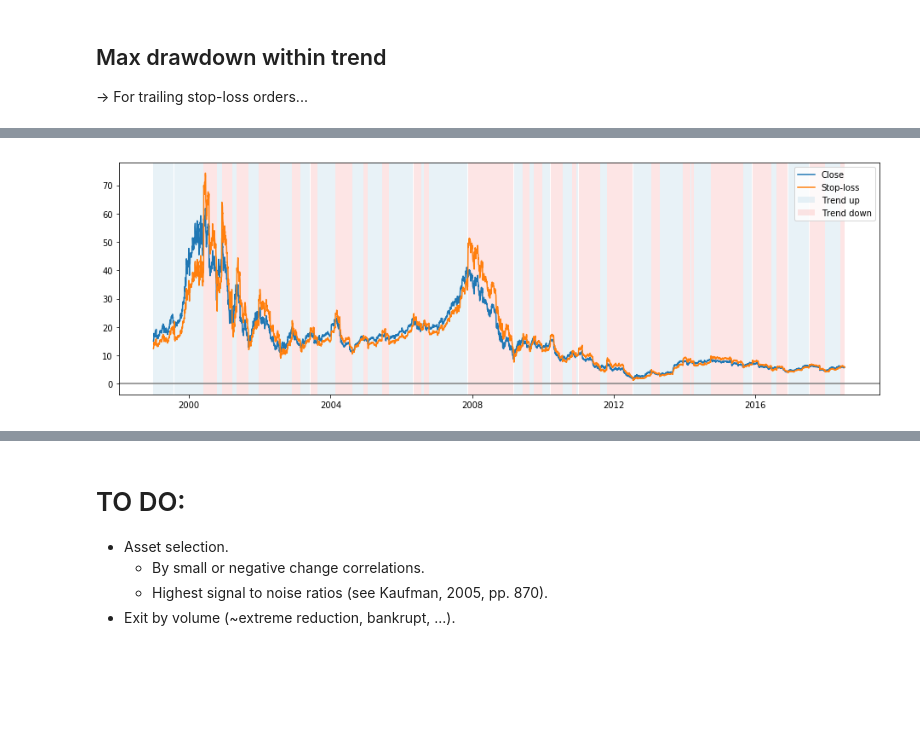
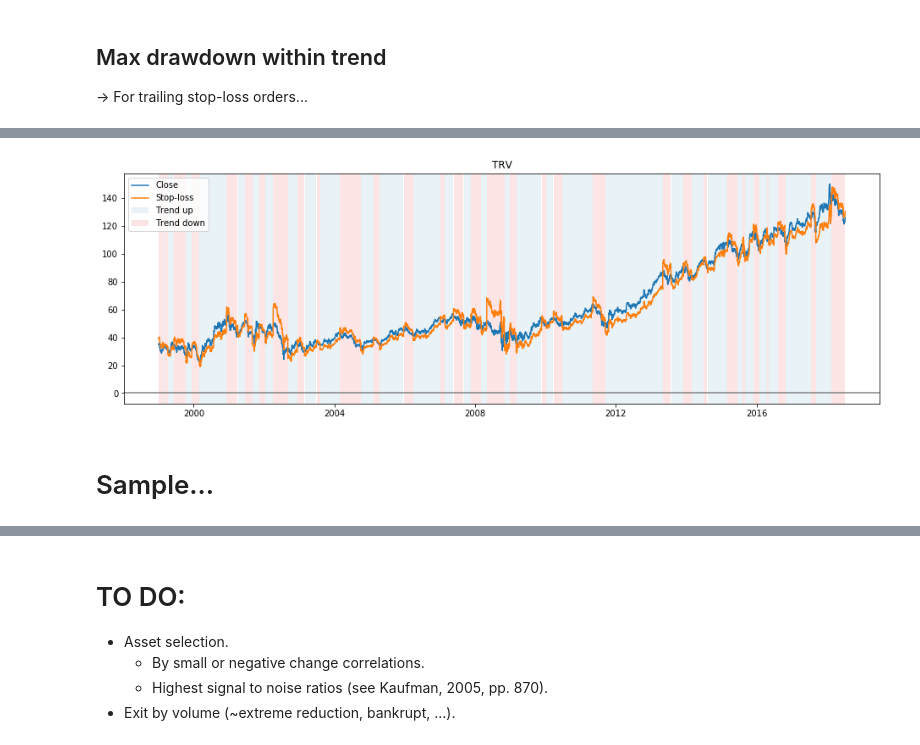
Before and after one commit to peerchen/trend-following-1, a Jupyter notebook: Finding the Trend.ipynb, the cells around one changed output, grey strips where cells are left out. Saved outputs shown, nothing was run; the diff lists cells and outputs as text; code cells hidden in the pictures; blank space fills up the shorter version.

Commit message:
Finding trends...

```diff
--- a/Finding the Trend.ipynb
+++ b/Finding the Trend.ipynb
@@ -166,9 +167,9 @@ else:
 # %% [markdown]
 > TO DO: Checks.
 # %%
-results.loc[results.index[peaks + 1], 'Trend'] = -1
-results.loc[results.index[valleys + 1], 'Trend'] = 1
-results.Trend.fillna(method='ffill', inplace=True)
+results.loc[results.index[peaks], 'Trend'] = 1
+results.loc[results.index[valleys], 'Trend'] = -1
+results.Trend.fillna(method='bfill', inplace=True)
 # %%
 results
 # %% [output]
@@ -233,7 +234,7 @@ array([[4.91142334e-01, 0.00000000e+00],
 
 -> For trailing stop-loss orders...
 # %%
-breakpoints = np.concatenate((-np.ones(1, dtype=np.int32), peaks, valleys))
+breakpoints = np.concatenate((np.zeros(1, dtype=np.int32), peaks + 1, valleys + 1))
 breakpoints.sort()
 print('Breakpoints:', breakpoints)
 # %% [output]
@@ -243,0 +246,6 @@ Breakpoints: [  -1  145  149  357  451  487  559  592  677  746  897  983 1043 1
+# %%
+b = 3
+trend_start = breakpoints[b - 1]
+trend_end = breakpoints[b]
+res_b = results[trend_start:trend_end]
+res_b
@@ -244,8 +267,8 @@ Breakpoints: [  -1  145  149  357  451  487  559  592  677  746  897  983 1043 1
 # %%
 for b in range(1, len(breakpoints)):
 
-    trend_start = breakpoints[b - 1] + 1
-    trend_end = breakpoints[b] + 1
+    trend_start = breakpoints[b - 1]
+    trend_end = breakpoints[b]
     res_b = results[trend_start:trend_end]
     trend_b = res_b.Trend[0]
 
@@ -290,14 +313,15 @@ results
 # %%
 fig, ax = plt.subplots(figsize=(16, 5))
 trans = matplotlib.transforms.blended_transform_factory(ax.transData, ax.transAxes)
-ax.fill_between(results.index, 0, results.Trend.max(), where= results.Trend2 > 0, facecolor=pal[0],
+ax.fill_between(results.index, 0, results.Trend.max(), where= results.Trend > 0, facecolor=pal[0],
                         alpha=0.25, transform=trans, label='Trend up')
-ax.fill_between(results.index, 0, results.Trend.max(), where= results.Trend2 < 0, facecolor=pal[4],
+ax.fill_between(results.index, 0, results.Trend.max(), where= results.Trend < 0, facecolor=pal[4],
                 alpha=0.25, transform=trans, label='Trend down')
 plt.plot(results.Close, label='Close')
 plt.plot(results.Close * (1 - results.Max_Drawdown * results.Trend), label='Stop-loss')
 plt.axhline(0, c='grey')
 plt.legend()
+plt.title(ticker)
 plt.show()
 # %% [output]
-[figure, old version]
+[figure, new version]
@@ -303,0 +331,2 @@ plt.show()
+# %% [markdown]
+# Sample...
```
Also changed, not shown: parts of 25 cells of this notebook, 1 other file.
